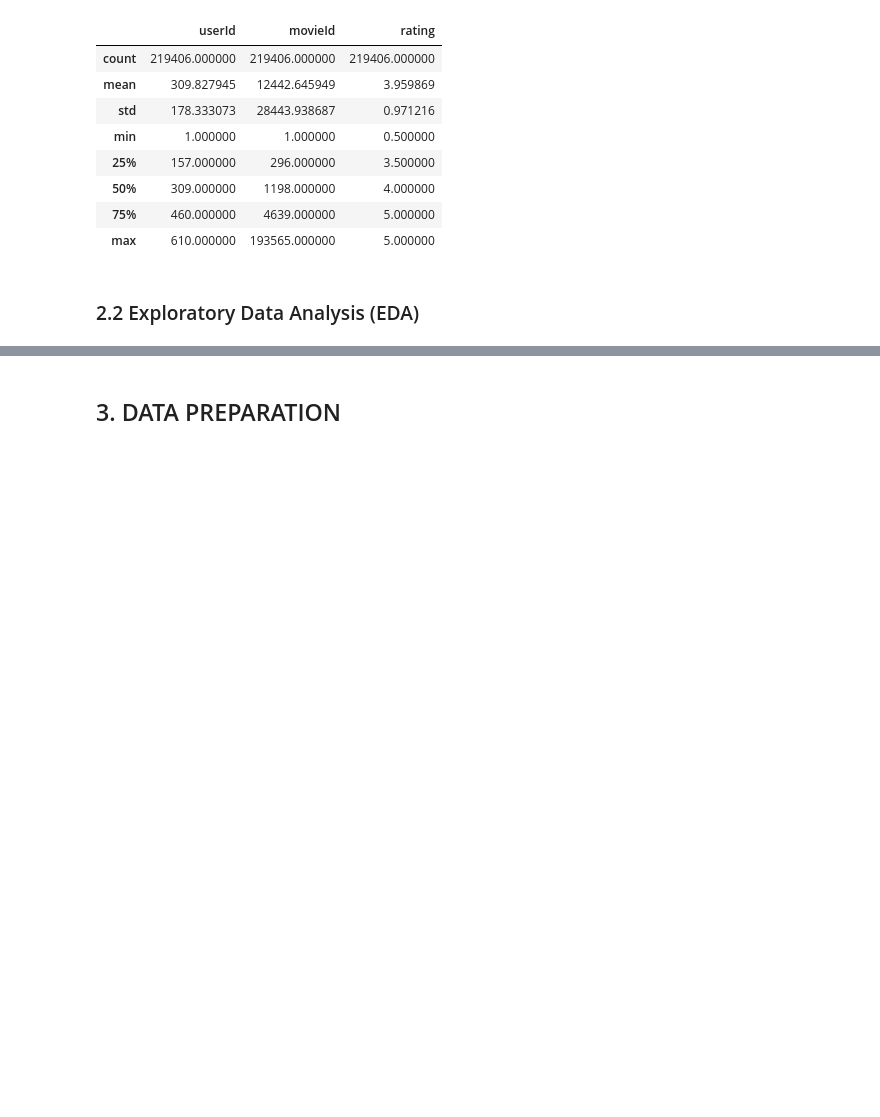
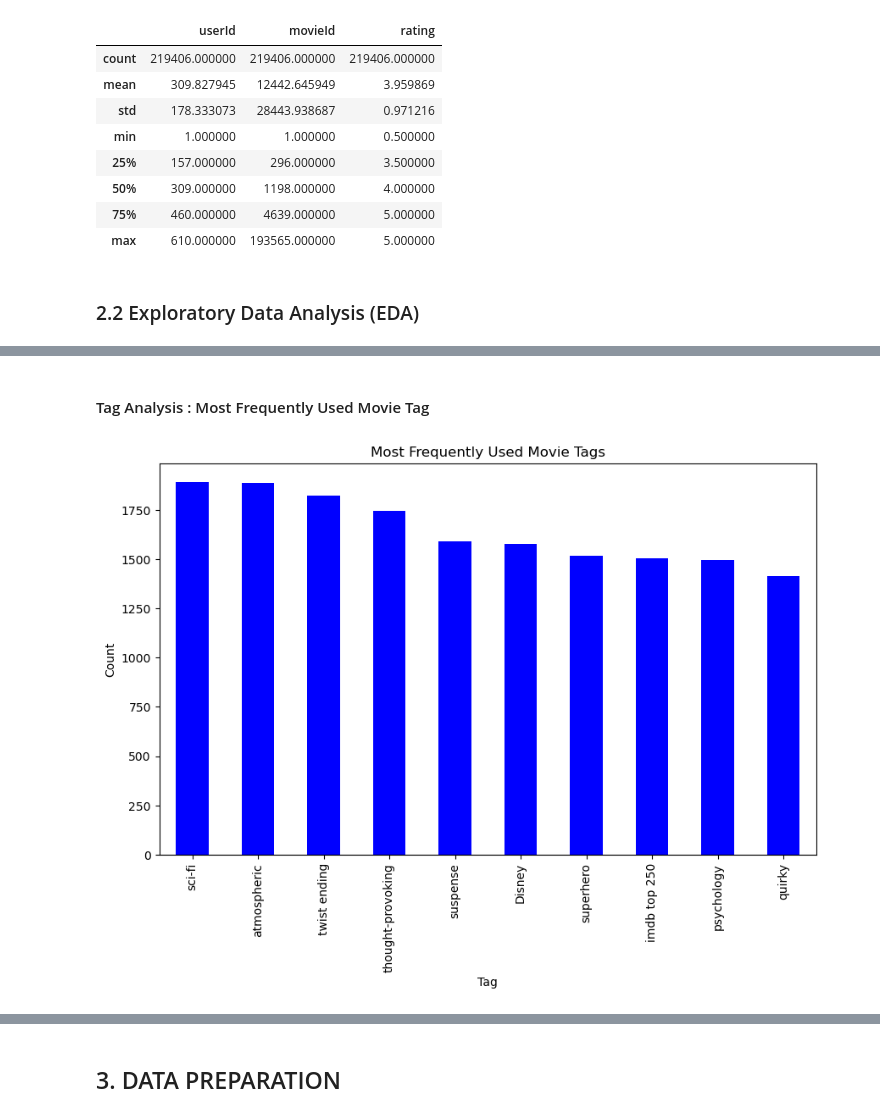
Before and after one commit to gkipkirui1/DSF-PT08P4-Movie_Recommendation-Project_GKC, a Jupyter notebook: Index.ipynb, the cells around one changed output, grey strips where cells are left out. Saved outputs shown, nothing was run; the diff lists cells and outputs as text; code cells hidden in the pictures; blank space fills up the shorter version.

```diff
--- a/Index.ipynb
+++ b/Index.ipynb
@@ -346,0 +372,15 @@ plt.show()
+# %% [markdown]
+#### Tag Analysis : Most Frequently Used Movie Tag
+# %%
+# Most frequently used tags
+tag_counts = df_final_clean['tag'].value_counts().head(10)
+
+# Plotting the most frequently used tags
+plt.figure(figsize=(10, 6))
+tag_counts.plot(kind='bar', color='skyblue')
+plt.xlabel('Tag')
+plt.ylabel('Count')
+plt.title('Most Frequently Used Movie Tags')
+plt.show()
+# %% [output]
+[figure, added]
```
Also changed, not shown: parts of 38 cells of this notebook, 1 other file.
